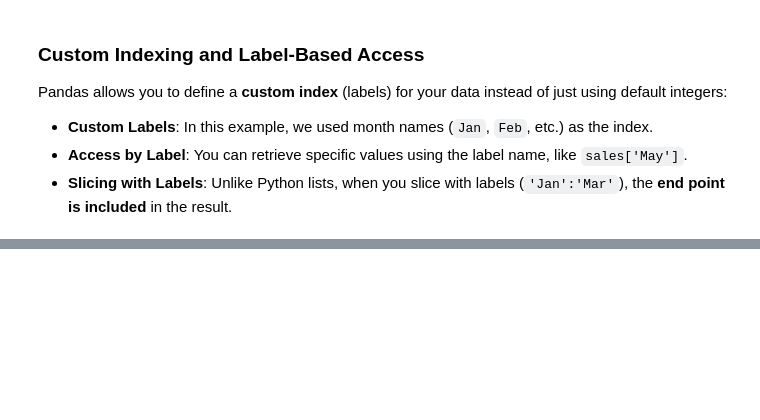
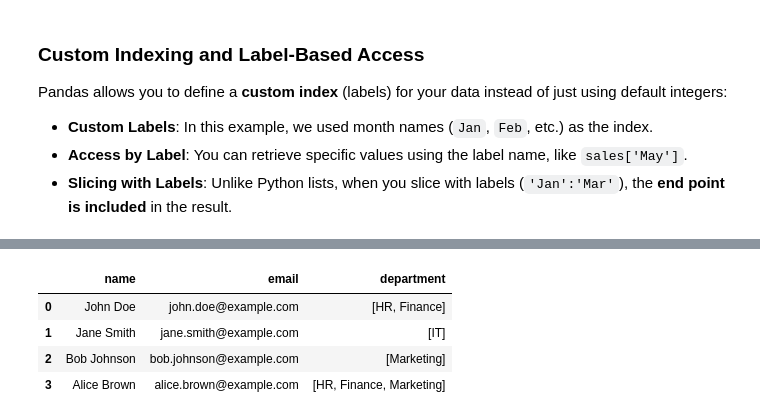
Before and after one commit to khing-fm/Data_Science, a Jupyter notebook: pandas_for_data_analysi.ipynb, the cells around one changed output, grey strips where cells are left out. Drawn from its saved outputs; the diff is of its cells as text; code cells hidden in the pictures; blank space fills up the shorter version.

```diff
--- a/pandas_for_data_analysi.ipynb
+++ b/pandas_for_data_analysi.ipynb
@@ -111,0 +232,8 @@ Pandas allows you to define a **custom index** (labels) for your data instead of
+# %%
+df [["name", "email", "department"]]
+# %% [output]
+|  | name | email | department |
+| 0 | John Doe | john.doe@example.com | [HR, Finance] |
+| 1 | Jane Smith | jane.smith@example.com | [IT] |
+| 2 | Bob Johnson | bob.johnson@example.com | [Marketing] |
+| 3 | Alice Brown | alice.brown@example.com | [HR, Finance, Marketing] |
```
Also changed, not shown: parts of 8 cells of this notebook.
